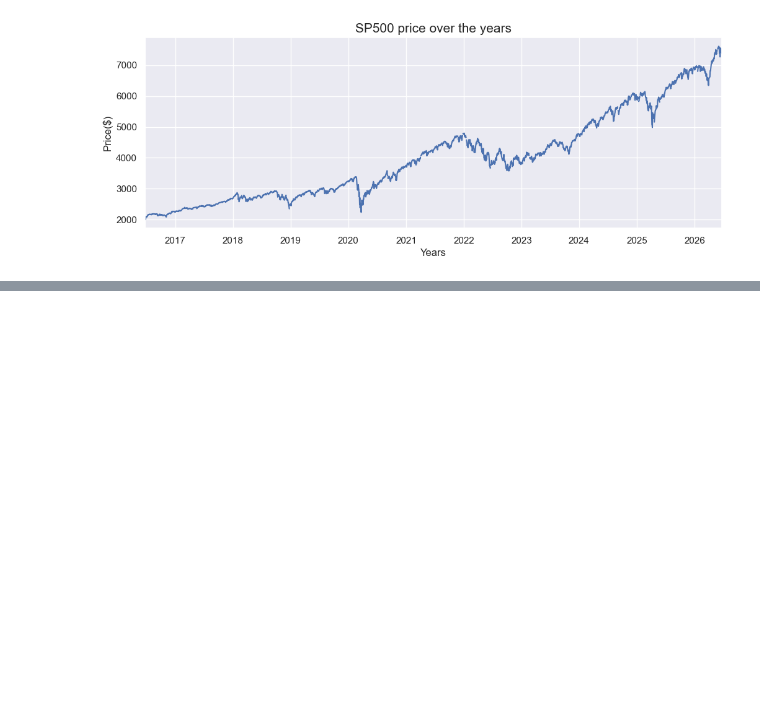
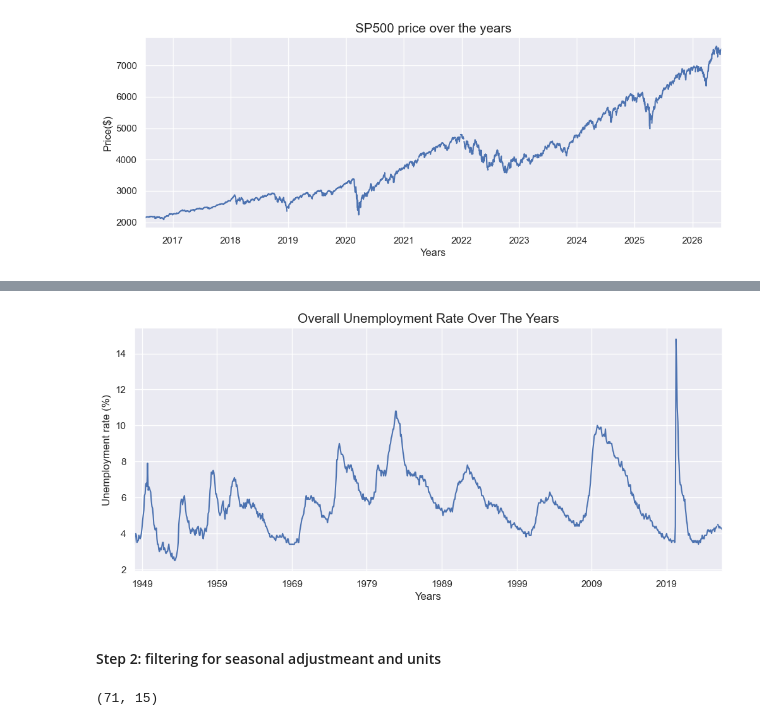
Before and after one commit to LeoTarulli/Fred_API, a Jupyter notebook: Fred.ipynb, the cells around one changed output, grey strips where cells are left out. Drawn from its saved outputs; the diff is of its cells as text; code cells hidden in the pictures; blank space fills up the shorter version.

Commit message:
Update 4: Polishing code, rearranging cells, writing markdown for easily understand of the procedures and steps taken during the process

```diff
--- a/Fred.ipynb
+++ b/Fred.ipynb
@@ -79,0 +99,16 @@ unemp_restults.head() # We anow are going to select the first serie from the dat
+# %%
+unrate_search = fred.get_series("UNRATE")
+unrate_search.plot(figsize=(12,5))
+plt.ylabel('Unemployment rate (%)')
+plt.xlabel('Years')
+plt.title('Overall Unemployment Rate Over The Years', fontdict={'fontsize':'15'})
+plt.show()
+# %% [output]
+[figure, added]
+# %% [markdown]
+#### Step 2: filtering for seasonal adjustmeant and units
+# %%
+df_unemp = unemp_df.query("seasonal_adjustment == 'Seasonally Adjusted' and units == 'Percent'")
+df_unemp.shape
+# %% [output]
+(71, 15)
```
Also changed, not shown: parts of 29 cells of this notebook.
